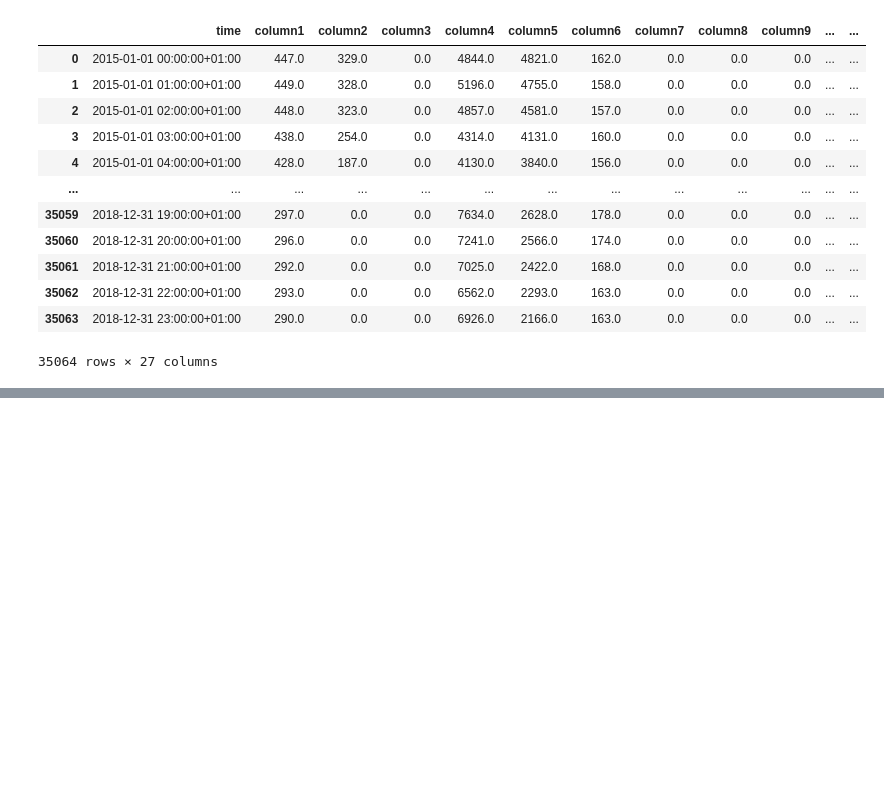
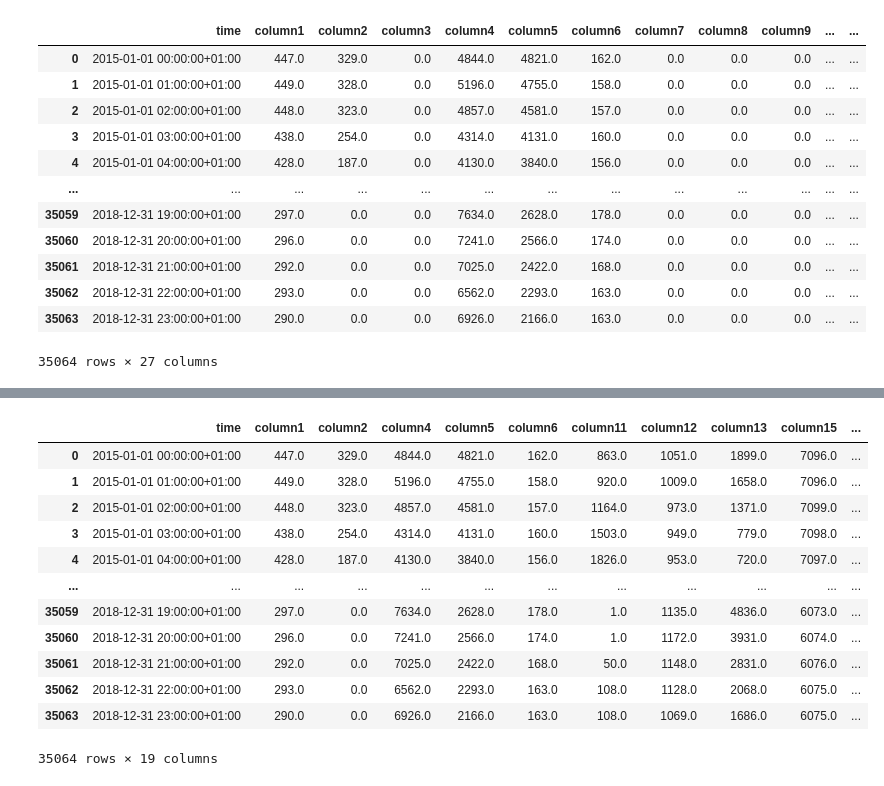
Before and after one commit to gael-mehdi/e-business-db-rl-ts-project, a Jupyter notebook: RL_TS_forecasting.ipynb, the cells around one changed output, grey strips where cells are left out. Drawn from its saved outputs; the diff is of its cells as text; code cells hidden in the pictures; blank space fills up the shorter version.

```diff
--- a/RL_TS_forecasting.ipynb
+++ b/RL_TS_forecasting.ipynb
@@ -22,9 +22,3 @@ df
 | 35062 | 2018-12-31 22:00:00+01:00 | 293.0 | 0.0 | 0.0 | 6562.0 | 2293.0 | 163.0 | 0.0 | 0.0 | 0.0 | ... | ... |
 | 35063 | 2018-12-31 23:00:00+01:00 | 290.0 | 0.0 | 0.0 | 6926.0 | 2166.0 | 163.0 | 0.0 | 0.0 | 0.0 | ... | ... |
 35064 rows × 27 columns
-# %%
-# Supprimer les colonnes dont toutes les données sont manquantes
-df = df.dropna(axis=1, how='all')
-
-# Afficher le dataframe mis à jour
-df
@@ -44,0 +25,12 @@ df
+# %%
+# Identify columns with all missing values
+columns_to_drop = df.columns[df.isnull().all()]
+
+# Drop the identified columns
+df = df.drop(columns=columns_to_drop)
+
+# Display the columns that were dropped
+print(f"Colonnes supprimées : {list(columns_to_drop)}")
+
+# Display the cleaned dataframe
+df
@@ -44,0 +52,18 @@ df
+# %%
+# Drop columns with all zeros or NaNs
+df = df.loc[:, ~((df == 0) | (df.isna())).all()]
+df
+# %% [output]
+|  | time | column1 | column2 | column4 | column5 | column6 | column11 | column12 | column13 | column15 | ... |
+| 0 | 2015-01-01 00:00:00+01:00 | 447.0 | 329.0 | 4844.0 | 4821.0 | 162.0 | 863.0 | 1051.0 | 1899.0 | 7096.0 | ... |
+| 1 | 2015-01-01 01:00:00+01:00 | 449.0 | 328.0 | 5196.0 | 4755.0 | 158.0 | 920.0 | 1009.0 | 1658.0 | 7096.0 | ... |
+| 2 | 2015-01-01 02:00:00+01:00 | 448.0 | 323.0 | 4857.0 | 4581.0 | 157.0 | 1164.0 | 973.0 | 1371.0 | 7099.0 | ... |
+| 3 | 2015-01-01 03:00:00+01:00 | 438.0 | 254.0 | 4314.0 | 4131.0 | 160.0 | 1503.0 | 949.0 | 779.0 | 7098.0 | ... |
+| 4 | 2015-01-01 04:00:00+01:00 | 428.0 | 187.0 | 4130.0 | 3840.0 | 156.0 | 1826.0 | 953.0 | 720.0 | 7097.0 | ... |
+| ... | ... | ... | ... | ... | ... | ... | ... | ... | ... | ... | ... |
+| 35059 | 2018-12-31 19:00:00+01:00 | 297.0 | 0.0 | 7634.0 | 2628.0 | 178.0 | 1.0 | 1135.0 | 4836.0 | 6073.0 | ... |
+| 35060 | 2018-12-31 20:00:00+01:00 | 296.0 | 0.0 | 7241.0 | 2566.0 | 174.0 | 1.0 | 1172.0 | 3931.0 | 6074.0 | ... |
+| 35061 | 2018-12-31 21:00:00+01:00 | 292.0 | 0.0 | 7025.0 | 2422.0 | 168.0 | 50.0 | 1148.0 | 2831.0 | 6076.0 | ... |
+| 35062 | 2018-12-31 22:00:00+01:00 | 293.0 | 0.0 | 6562.0 | 2293.0 | 163.0 | 108.0 | 1128.0 | 2068.0 | 6075.0 | ... |
+| 35063 | 2018-12-31 23:00:00+01:00 | 290.0 | 0.0 | 6926.0 | 2166.0 | 163.0 | 108.0 | 1069.0 | 1686.0 | 6075.0 | ... |
+35064 rows × 19 columns
```
Also changed, not shown: parts of 2 cells of this notebook.
